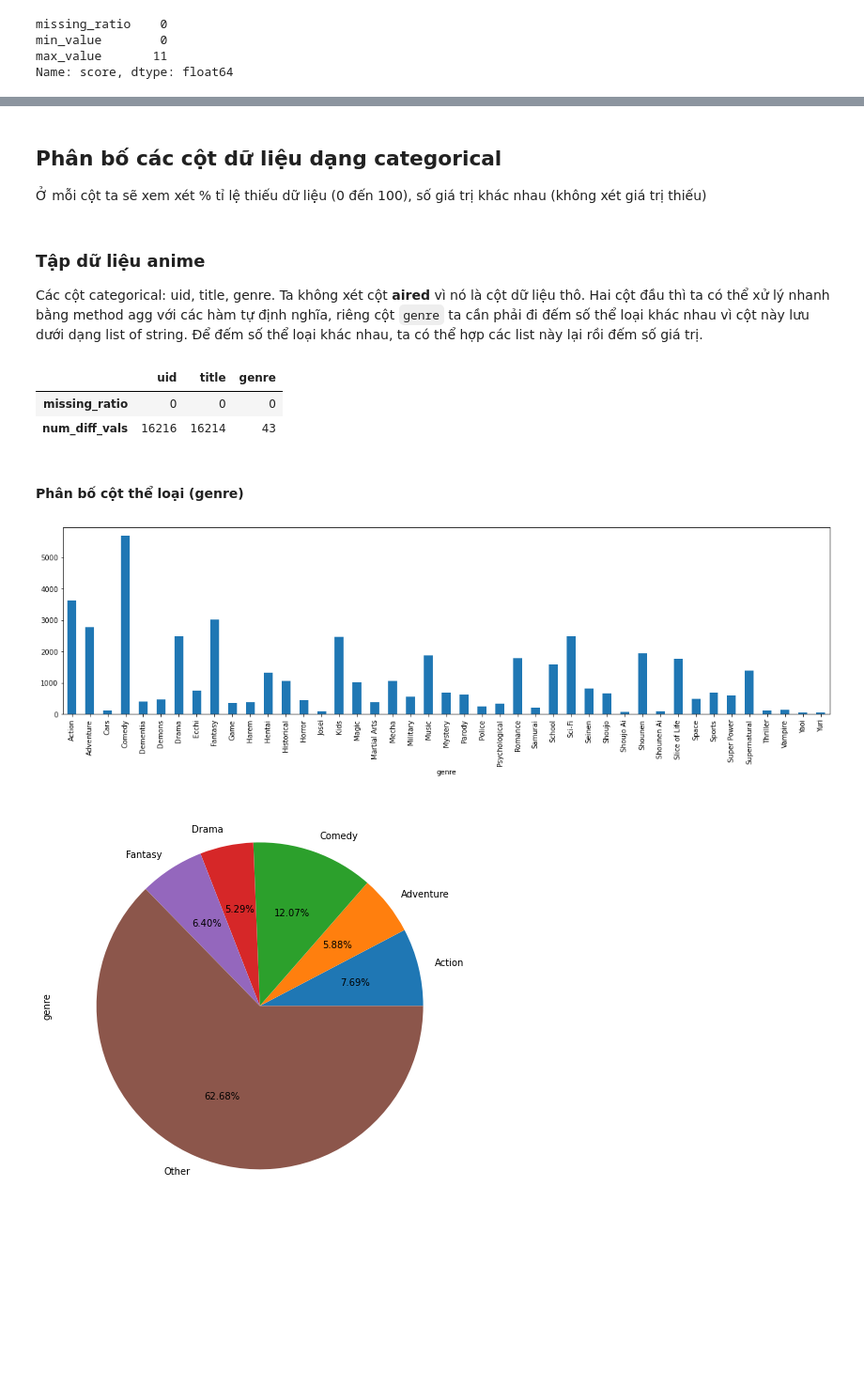
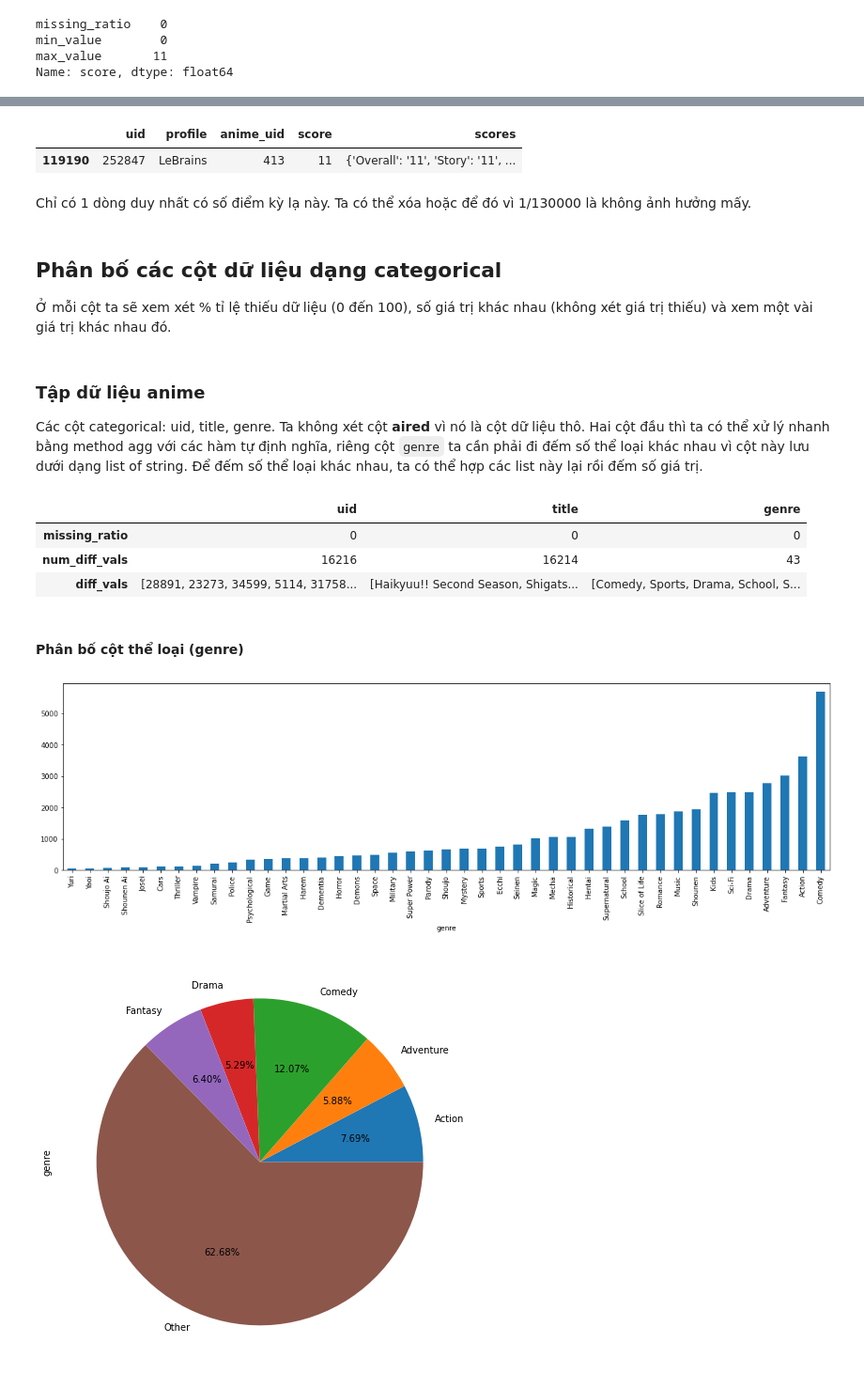
Before and after one commit to phineasla-hcmus/3.1-DS-Final, a Jupyter notebook: P4DS_FinalProject.ipynb, the cells around one changed output, grey strips where cells are left out. Shown: that part at 94% size. Saved outputs shown, nothing was run; the diff lists cells and outputs as text; code cells hidden in the pictures; blank space fills up the shorter version.

```diff
--- a/P4DS_FinalProject.ipynb
+++ b/P4DS_FinalProject.ipynb
@@ -517,7 +521,14 @@ Name: score, dtype: float64
+# %%
+rating_df[rating_df['score'] > 10]
+# %% [output]
+|  | uid | profile | anime_uid | score | scores |
+| 119190 | 252847 | LeBrains | 413 | 11 | {'Overall': '11', 'Story': '11', ... |
+# %% [markdown]
+Chỉ có 1 dòng duy nhất có số điểm kỳ lạ này. Ta có thể xóa hoặc để đó vì 1/130000 là không ảnh hưởng mấy.
 # %% [markdown]
 ## Phân bố các cột dữ liệu dạng categorical
 
-Ở mỗi cột ta sẽ xem xét % tỉ lệ thiếu dữ liệu (0 đến 100), số giá trị khác nhau (không xét giá trị thiếu)
+Ở mỗi cột ta sẽ xem xét % tỉ lệ thiếu dữ liệu (0 đến 100), số giá trị khác nhau (không xét giá trị thiếu) và xem một vài giá trị khác nhau đó.
 # %% [markdown]
 ### Tập dữ liệu anime
 
@@ -530,15 +541,21 @@ anime_cate_col_profiles_df = anime_df[anime_cate_cols]
 def num_diff_vals(s):
     return s.dropna().nunique()
 
+def diff_vals(s):
+    return s.dropna().unique()
+
 
 anime_cate_col_profiles_df = anime_cate_col_profiles_df.agg([missing_ratio,
-                                                             num_diff_vals])
+                                                             num_diff_vals,
+                                                             diff_vals])
 
+# Cột genre là cột list of string nên phải flat nó trước khi xử lý
 genre_profile = [missing_ratio(anime_df['genre']),
-                 anime_df['genre'].apply(pd.Series).stack().nunique()]
+                 anime_df['genre'].apply(pd.Series).stack().nunique(),
+                 anime_df['genre'].apply(pd.Series).stack().unique()]
 
 genre_profile = pd.DataFrame(genre_profile,
-                             index=['missing_ratio', 'num_diff_vals'],
+                             index=['missing_ratio', 'num_diff_vals', 'diff_vals'],
                              columns=['genre'])
 
 anime_cate_col_profiles_df = pd.concat([anime_cate_col_profiles_df, genre_profile],
@@ -549,19 +566,20 @@ anime_cate_col_profiles_df
 |  | uid | title | genre |
 | missing_ratio | 0 | 0 | 0 |
 | num_diff_vals | 16216 | 16214 | 43 |
+| diff_vals | [28891, 23273, 34599, 5114, 31758... | [Haikyuu!! Second Season, Shigats... | [Comedy, Sports, Drama, School, S... |
 # %% [markdown]
 #### Phân bố cột thể loại (genre)
 # %%
 
 def count_genre():
     genre_s = anime_df['genre'].explode()
     return genre_s.groupby(genre_s).size()
 
-genre_s = count_genre()
+genre_s = count_genre().sort_values()
 genre_s.plot.bar(figsize=(20, 5))
 plt.show()
 # %% [output]
-[figure, old version]
+[figure, new version]
 # %%
 # fig = genre_s.plot.pie(figsize=(10, 10), autopct = "%0.2f%%")
 
```
Also changed, not shown: parts of 8 cells of this notebook.
